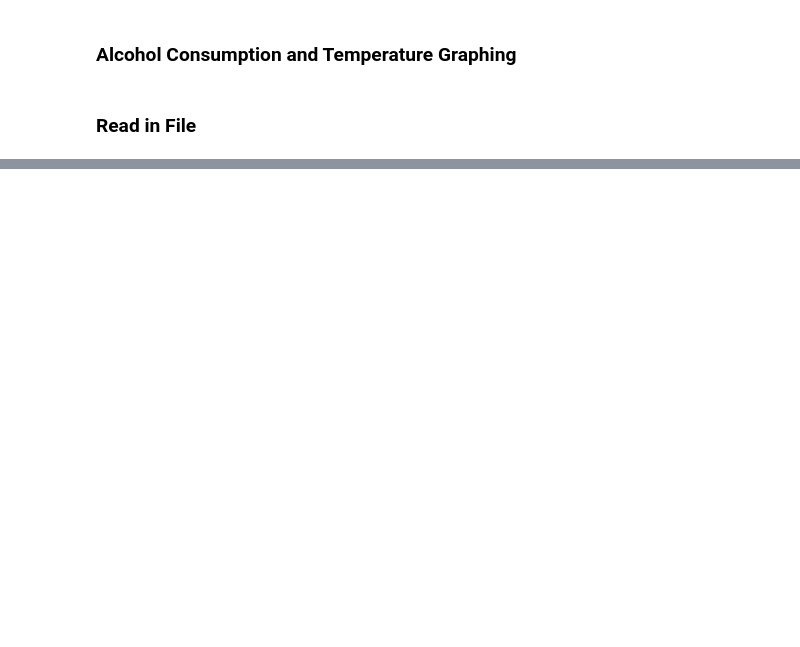
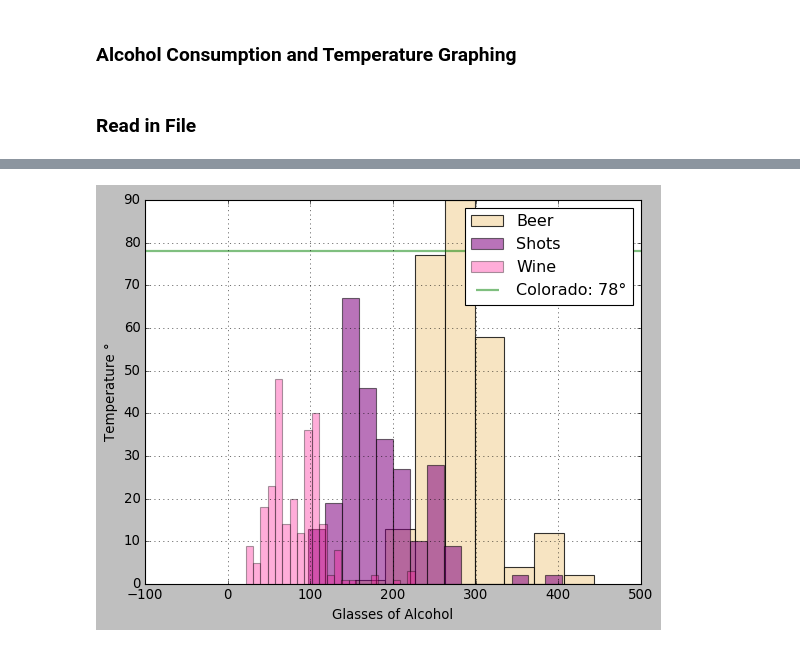
Before and after one commit to MatthewNewell006/alcohol_consumption, a Jupyter notebook: jupyter/2015_alcohol_data_graphing.ipynb, the cells around one changed output, grey strips where cells are left out. Saved outputs shown, nothing was run; the diff lists cells and outputs as text; code cells hidden in the pictures; blank space fills up the shorter version.

```diff
--- a/jupyter/2015_alcohol_data_graphing.ipynb
+++ b/jupyter/2015_alcohol_data_graphing.ipynb
@@ -13,4 +13,4 @@ plt.style.use('classic')
 ### Read in File
 # %%
 df = pd.read_csv('../data/modified/left_merge_table.csv')
-df.drop(columns=['Unnamed: 0'], inplace)
+# df.drop(columns=['Unnamed: 0'], inplace)
@@ -65,18 +73,20 @@ plt.show();
 # %%
 bs = df.loc[:,'number_of_beers'].hist(bins=8, alpha = 0.8, color='wheat', label = 'Beer')
 ss = df.loc[:,'number_of_shots_liquor'].hist(bins=15, alpha = 0.55, color = 'purple', label = 'Shots')
 ws = df.loc[:,'number_of_glasses_wine'].hist(bins=23, color='deeppink', alpha=0.35, label = 'Wine')
 # total = df.loc[:,'number_of_drinks_total'].hist(color = 'crimson', label='Total')
-
+plt.hlines(78,-100,500,colors = 'green', alpha = 0.5, linewidth = 2, label = 'Colorado: 78°')
 plt.ylabel('Temperature °')
 plt.xlabel('Glasses of Alcohol')
-
+plt.hlines
 plt.legend()
 
 plt.savefig('../img/combined_drinks.jpg', dpi = 300)
 
 
 plt.show();
+# %% [output]
+[figure, added]
 # %%
 fig, ax = plt.subplots(1,1)
 # plt.figure()
```
Also changed, not shown: parts of 7 cells of this notebook, 1 other file.
